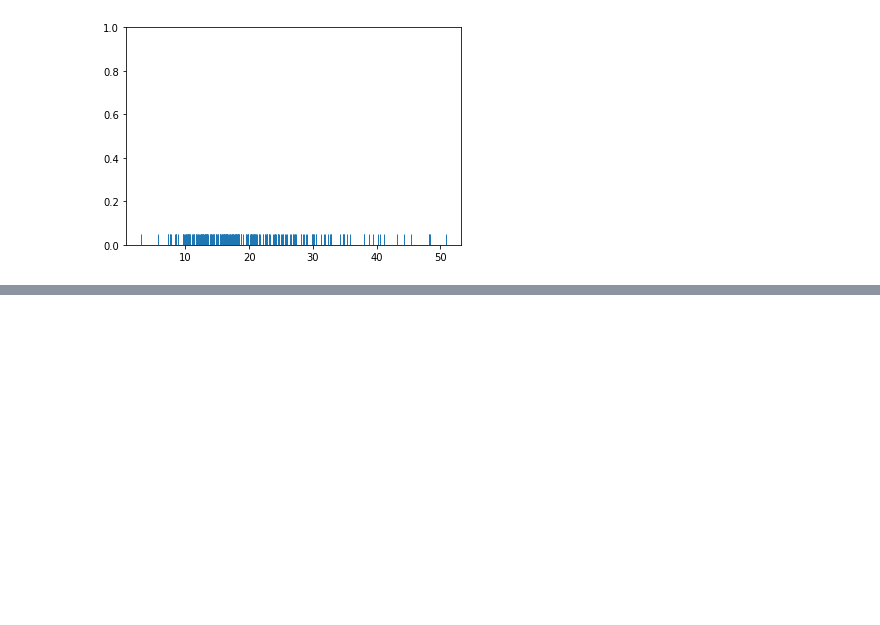
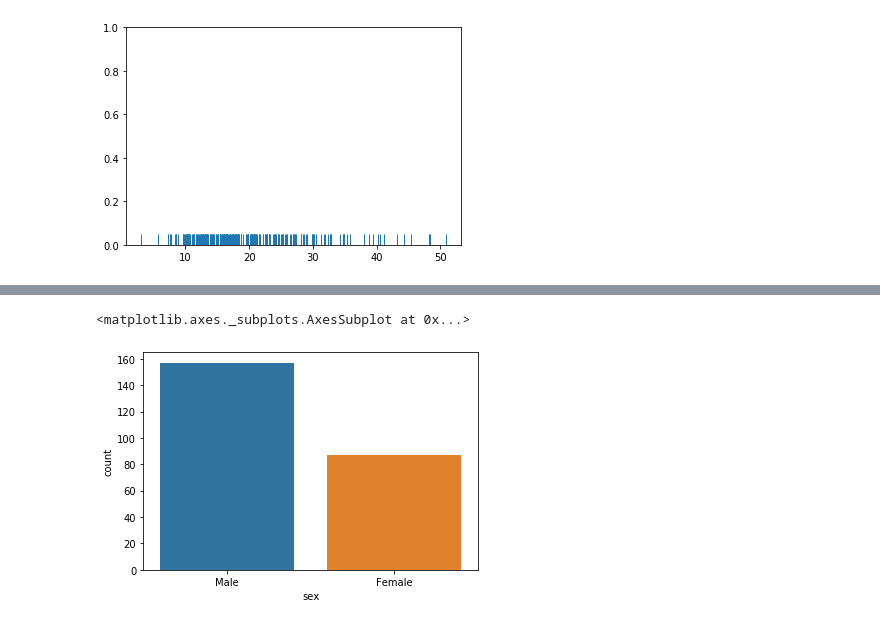
Before and after one commit to PravinSelva5/Data-Science-Machine-Learning, a Jupyter notebook: Data-Visualization-with-Seaborn/Seaborn Module Notes.ipynb, the cells around one changed output, grey strips where cells are left out. Drawn from its saved outputs; the diff is of its cells as text; code cells hidden in the pictures; blank space fills up the shorter version.

```diff
--- a/Data-Visualization-with-Seaborn/Seaborn Module Notes.ipynb
+++ b/Data-Visualization-with-Seaborn/Seaborn Module Notes.ipynb
@@ -98,0 +108,5 @@ plt.ylim(0,1)
+# %%
+sns.countplot(x='sex', data=tips)
+# %% [output]
+<matplotlib.axes._subplots.AxesSubplot at 0x...>
+[figure, added]
```
Also changed, not shown: parts of 14 cells of this notebook.
